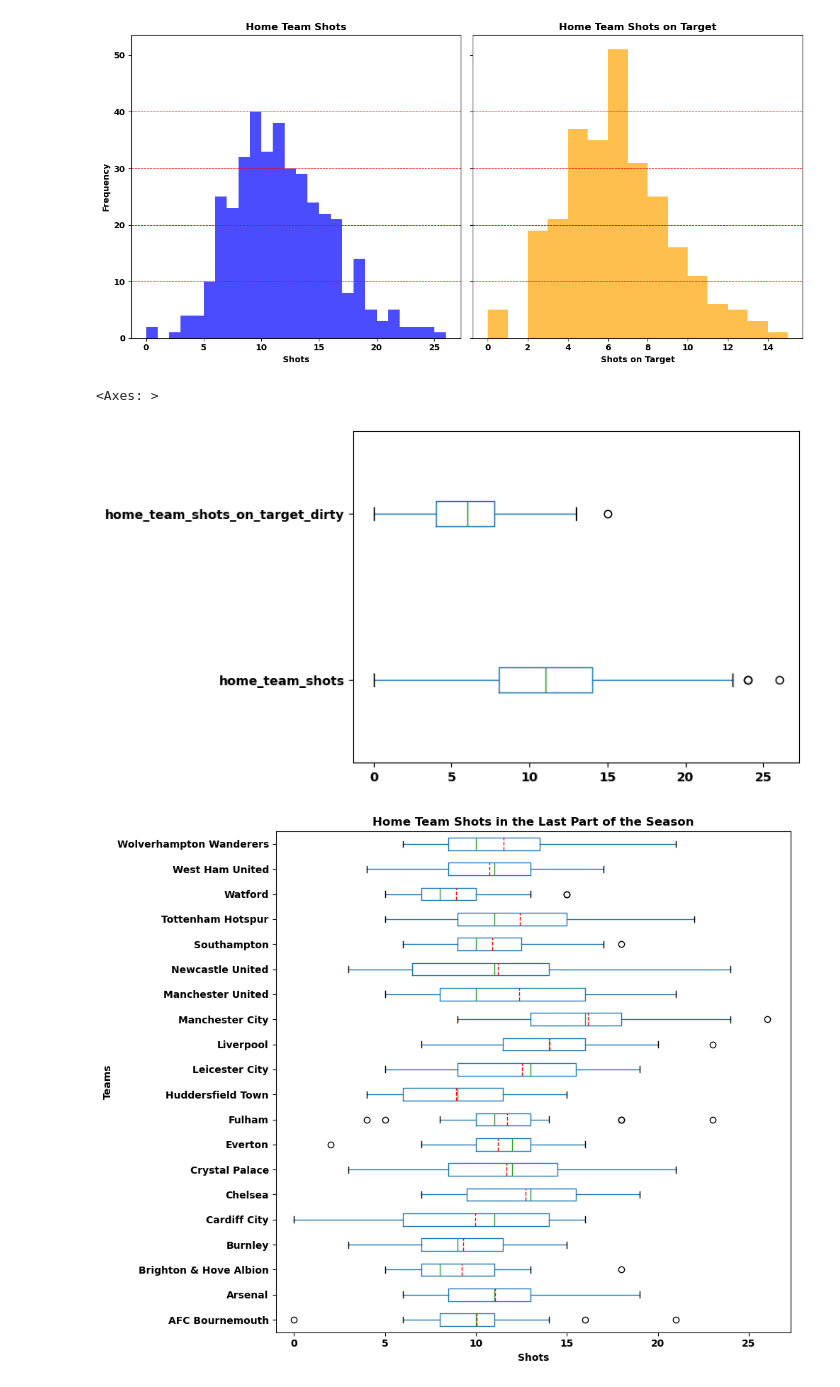
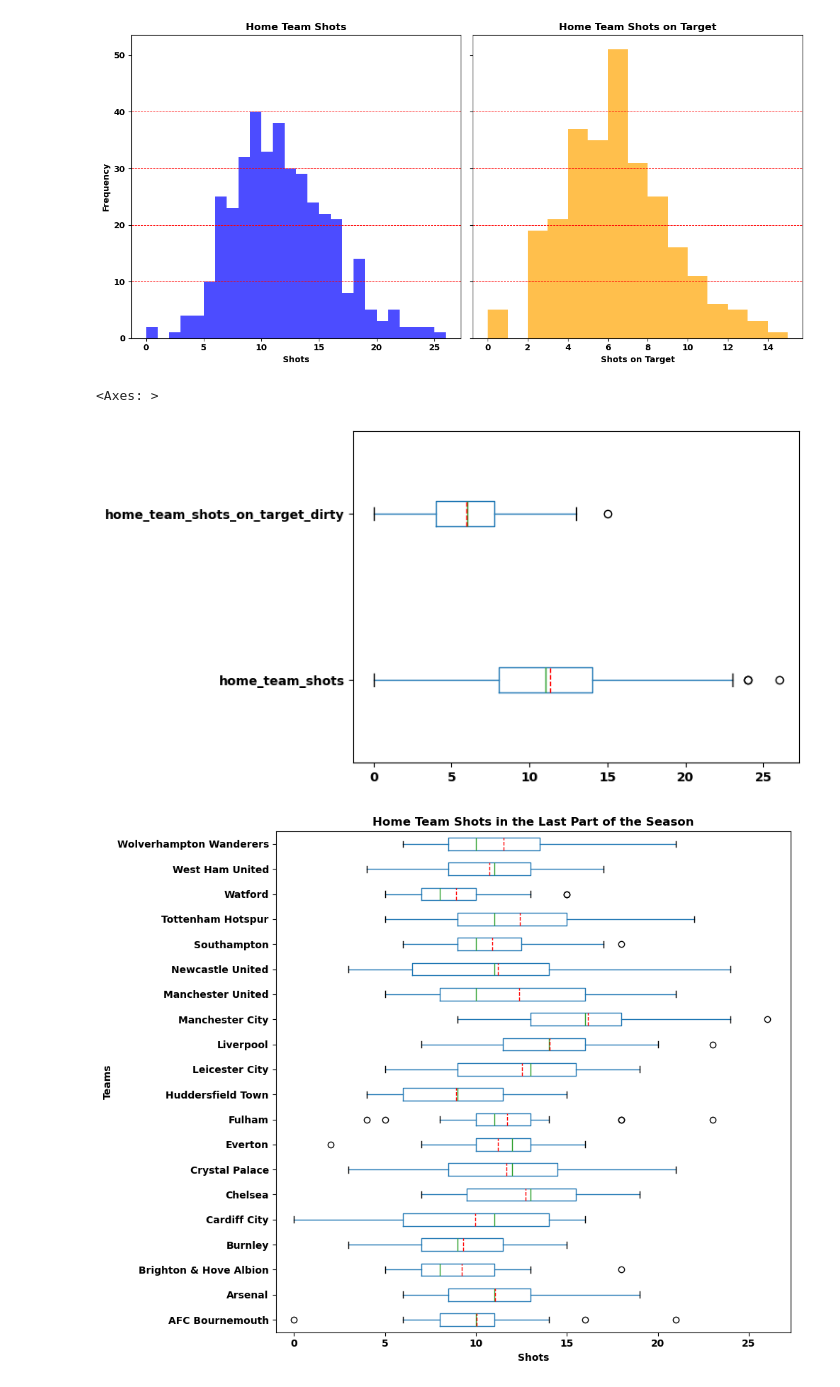
Before and after one commit to gabrielaragao01/Data-Science-Project, a Jupyter notebook: code/descriptive_statistics/vizualization.ipynb, the cells around one changed output. Saved outputs shown, nothing was run; the diff lists cells and outputs as text; code cells hidden in the pictures.

```diff
--- a/code/descriptive_statistics/vizualization.ipynb
+++ b/code/descriptive_statistics/vizualization.ipynb
@@ -201,10 +201,10 @@ plt.show()
 # %% [output]
 [figure]
 # %%
-matches_info_df.boxplot(column=['home_team_shots', 'home_team_shots_on_target_dirty'], grid=False, vert=False)
+matches_info_df.boxplot(column=['home_team_shots', 'home_team_shots_on_target_dirty'], grid=False, vert=False,  showmeans=True, meanline=True, meanprops=dict(color='red', linestyle='--'),)
 # %% [output]
 <Axes: >
-[figure, old version]
+[figure, new version]
 # %%
 # Creating a pivoted DataFrame to use in the boxplot creation for the last part of the season
 team_shots_df = matches_info_df.pivot(columns='home_team_name', values='home_team_shots')
```
Also changed, not shown: parts of 2 cells of this notebook.
